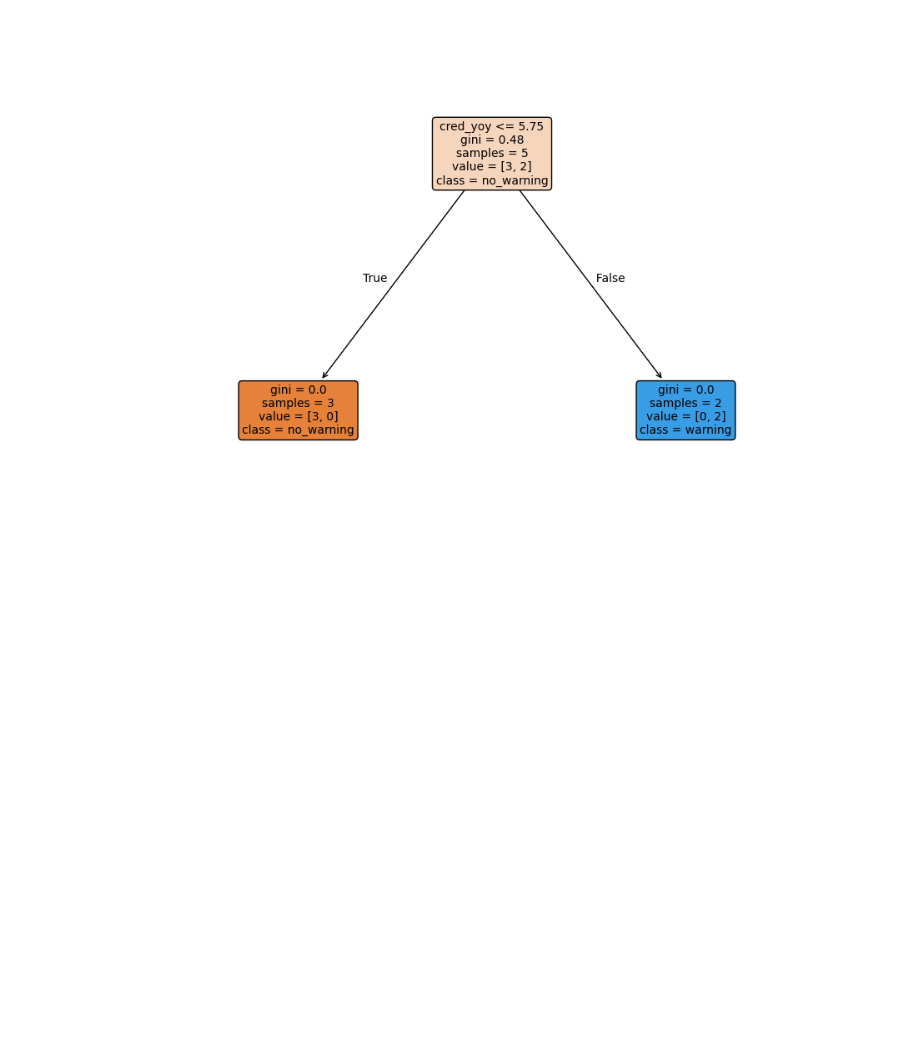
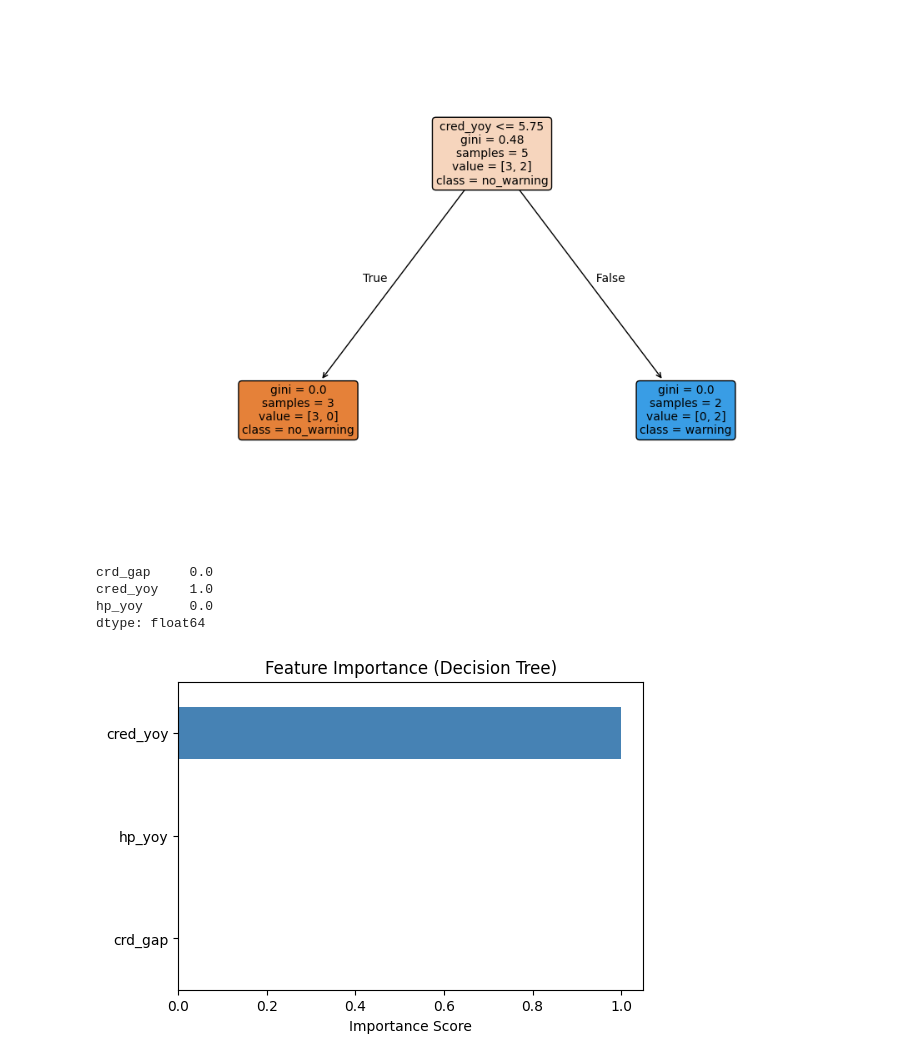
Before and after one commit to MiMica-wow/decision_tree_project, a Jupyter notebook: decision_tree.ipynb, the cells around one changed output. Drawn from its saved outputs; the diff is of its cells as text; code cells hidden in the pictures; blank space fills up the shorter version.

```diff
--- a/decision_tree.ipynb
+++ b/decision_tree.ipynb
@@ -170,3 +170,22 @@ tree.plot_tree(dt_model,
 plt.show()
 # %% [output]
 [figure]
+# %%
+importance = pd.Series(
+    dt_model.feature_importances_,
+    index=['crd_gap','cred_yoy','hp_yoy']
+)
+importance
+# %% [output]
+crd_gap     0.0
+cred_yoy    1.0
+hp_yoy      0.0
+dtype: float64
+# %%
+plt.figure(figsize=(6,4))
+importance.sort_values().plot(kind='barh', color='steelblue')
+plt.title("Feature Importance (Decision Tree)")
+plt.xlabel("Importance Score")
+plt.show()
+# %% [output]
+[figure, added]
```
